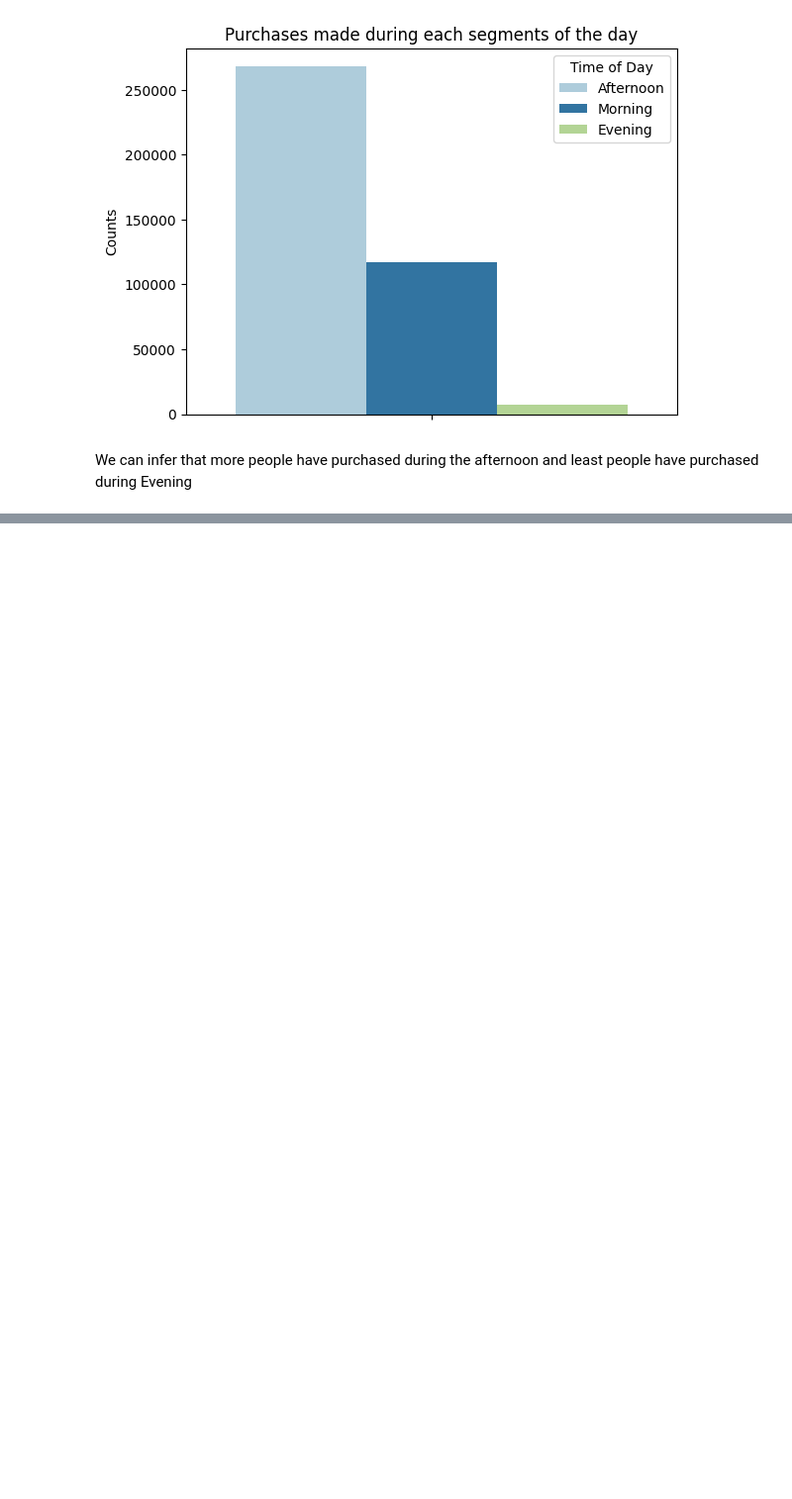
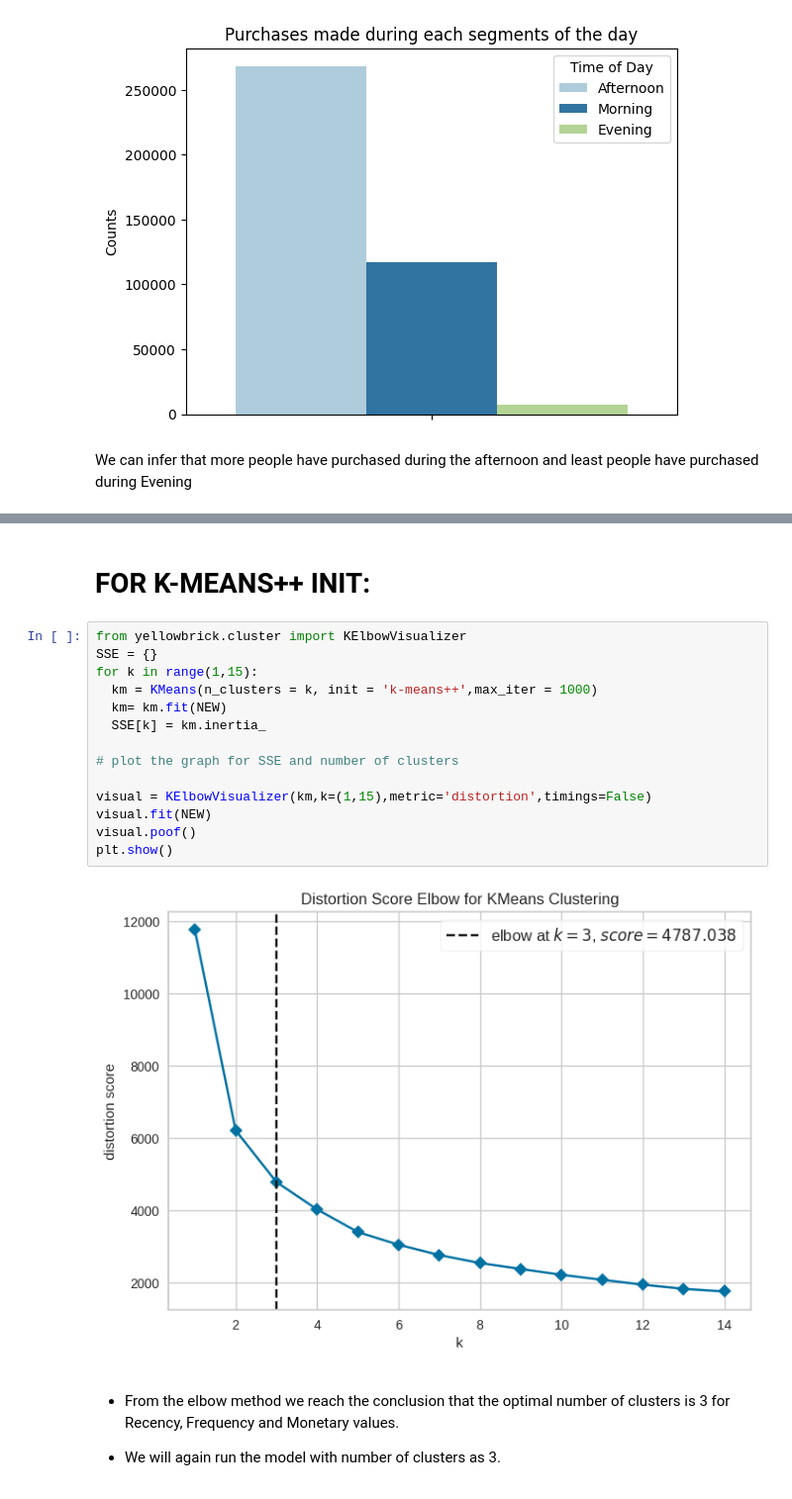
Before and after one commit to Tilak46-R/Customer-segmentation-using-unsupervised-learning, a Jupyter notebook: Customer_segmentation_using_unsupervised_learning.ipynb, the cells around one changed output, grey strips where cells are left out. Shown at 99% size. Saved outputs shown, nothing was run; the diff lists cells and outputs as text; blank space fills up the shorter version.

```diff
--- a/Customer_segmentation_using_unsupervised_learning.ipynb
+++ b/Customer_segmentation_using_unsupervised_learning.ipynb
@@ -773,0 +940,22 @@ We can infer that more people have purchased during the afternoon and least peop
+# %% [markdown]
+# **FOR K-MEANS++ INIT:**
+# %%
+from yellowbrick.cluster import KElbowVisualizer
+SSE = {}
+for k in range(1,15):
+  km = KMeans(n_clusters = k, init = 'k-means++',max_iter = 1000)
+  km= km.fit(NEW)
+  SSE[k] = km.inertia_
+
+# plot the graph for SSE and number of clusters
+
+visual = KElbowVisualizer(km,k=(1,15),metric='distortion',timings=False)
+visual.fit(NEW)
+visual.poof()
+plt.show()
+# %% [output]
+[figure, added]
+# %% [markdown]
+* From the elbow method we reach the conclusion that the optimal number of clusters is 3 for Recency, Frequency and Monetary values.
+
+* We will again run the model with number of clusters as 3.
```
Also changed, not shown: parts of 17 cells of this notebook.
